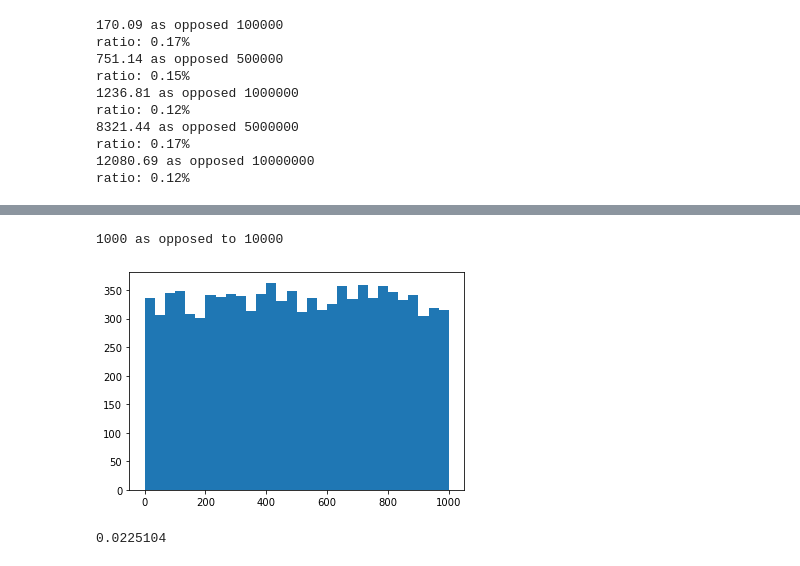
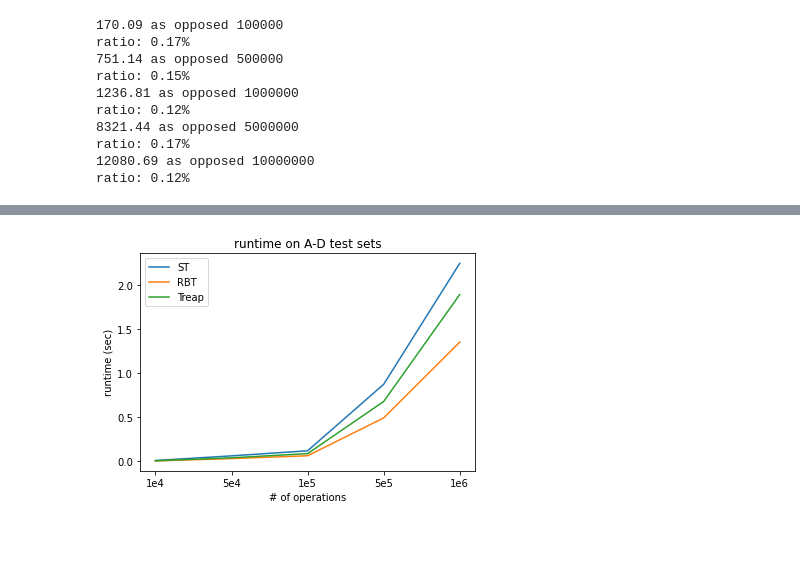
Before and after one commit to yusukemh/DataStructure, a Jupyter notebook: TestSetGenerator.ipynb, the cells around one changed output, grey strips where cells are left out. Cells and saved outputs as stored; diff of their text form; code cells hidden in the pictures; blank space fills up the shorter version.

```diff
--- a/TestSetGenerator.ipynb
+++ b/TestSetGenerator.ipynb
@@ -14,7 +14,7 @@ WEIGHTS = [
     [0.80, 0.10, 0.10],
     [0.10, 0.80, 0.10],
     [0.10, 0.10, 0.80],
-    [0.33, 0.33, 0.33],
+    [0.33, 0.33, 0.34],
 ]
 
 # create all necessary directories
@@ -254,22 +230,26 @@ print(f"{len(np.unique(samples))} as opposed to {n_operations}")
-# %%
-n_operations = NUM_OPERATIONS[0]
-MAX_KEY = int(n_operations / 10)
-# generate float normal random variables and multiply by MAX_KEY
-samples = np.random.random(size = n_operations) * MAX_KEY
-# convert to int
-samples -= samples.min()
-samples = np.array(list(map(int, samples)))
-# notmalize the values to make sure it is in the range of [0, MAX_KEY]
-samples = MAX_KEY * samples / samples.max()
-samples = np.array(list(map(int, samples)))
-plt.hist(samples, bins=30)
-print(f"{len(np.unique(samples))} as opposed to {n_operations}")
-# %% [output]
-1000 as opposed to 10000
-[figure, removed]
-# %%
-arr = np.array([0.02282,0.02187,0.02230,0.02306,0.02249,0.02298,0.02243,0.02337,0.02261,0.02255,0.02206,0.02227,0.02175,0.02201,0.02263,0.02254,0.02272,0.02306,0.02346,0.02254,0.02209,0.02301,0.02238,0.02202,0.02174])
-# Average for this tese set: 0.022510399999999996
-np.mean(arr)
-# %% [output]
-0.0225104
+# %%
+# create H testset
+if not os.path.exists(f'testsets/H'):
+    os.mkdir(f'testsets/H')
+    for n_operations in NUM_OPERATIONS:
+        n_operations = int(n_operations / 10)
+        if not os.path.exists(f"testsets/H/{n_operations}"):
+            os.mkdir(f"testsets/H/{n_operations}")
+
+for n_operations in NUM_OPERATIONS:
+    n_operations = int(n_operations / 10)
+    for n_iter in range(1,6):
+        existing_keys = np.random.choice(
+            np.arange(MAX_KEY) + 1,
+            size=n_operations,
+            # size=10,
+            replace=False
+        )
+        sequence = [f"i {key}" for key in existing_keys]
+        # insert search operations
+        for _ in range(n_operations):
+            key = np.random.randint(MAX_KEY) + 1
+            sequence.append(f"s {key}")
+        with open(f"testsets/H/{n_operations}/iter_{n_iter}.txt", "w") as f:
+            for item in sequence:
+                f.write(f"{item}\n")
@@ -275,0 +273,19 @@ np.mean(arr)
+# %%
+# plot the result
+set_type = "A-D"
+st = [0.00985, 0.06240, 0.11975, 0.87368, 2.24603]
+rbt = [0.00503, 0.03157, 0.06345, 0.49305, 1.35222]
+treap = [0.00673, 0.04038, 0.08767, 0.67893, 1.89190]
+fig, ax = plt.subplots(1)
+ax.set_title(f"runtime on {set_type} test sets")
+st = ax.plot(st, label="ST")
+rbt = ax.plot(rbt, label="RBT")
+treap = ax.plot(treap, label="Treap")
+ax.set_ylabel('runtime (sec)')
+ax.set_xlabel('# of operations')
+ax.set_xticks(range(5))
+ax.set_xticklabels(["1e4", "5e4", "1e5", "5e5", "1e6"])
+ax.legend()
+fig.savefig(f"plots/{set_type}.png")
+# %% [output]
+[figure, added]
```
Also changed, not shown: parts of 12 cells of this notebook, 45 other files.
